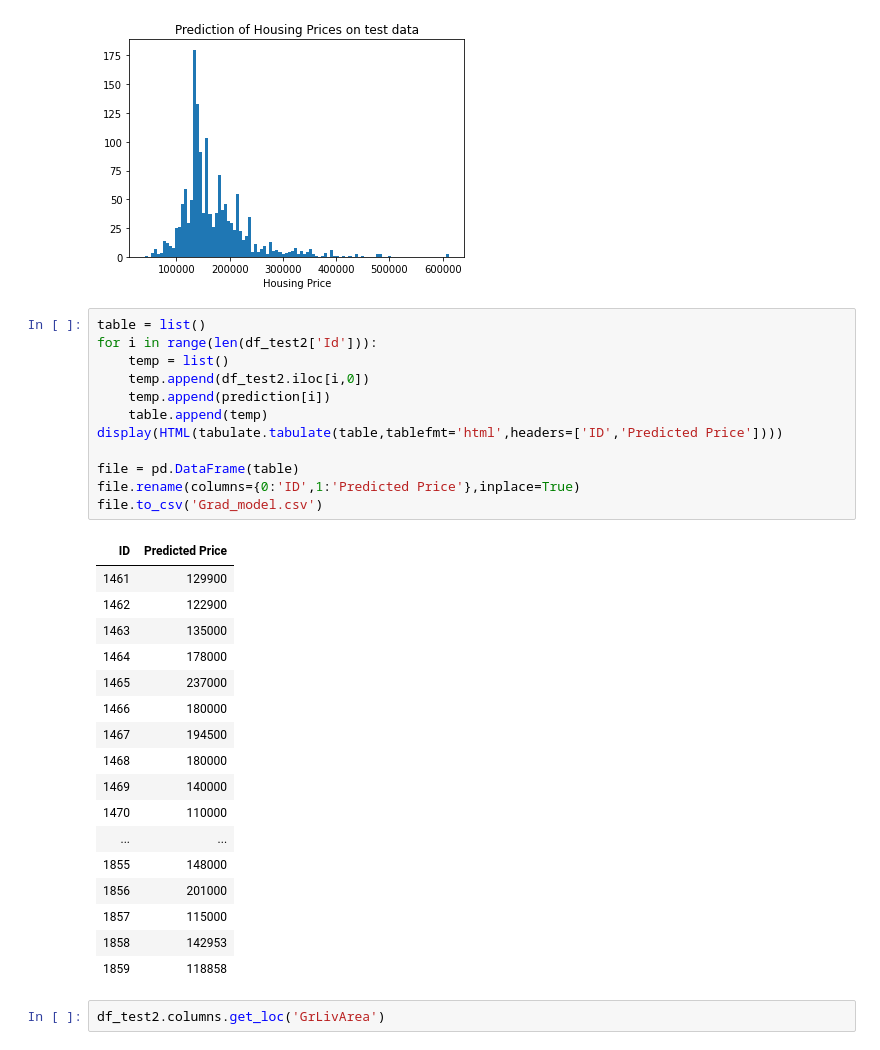
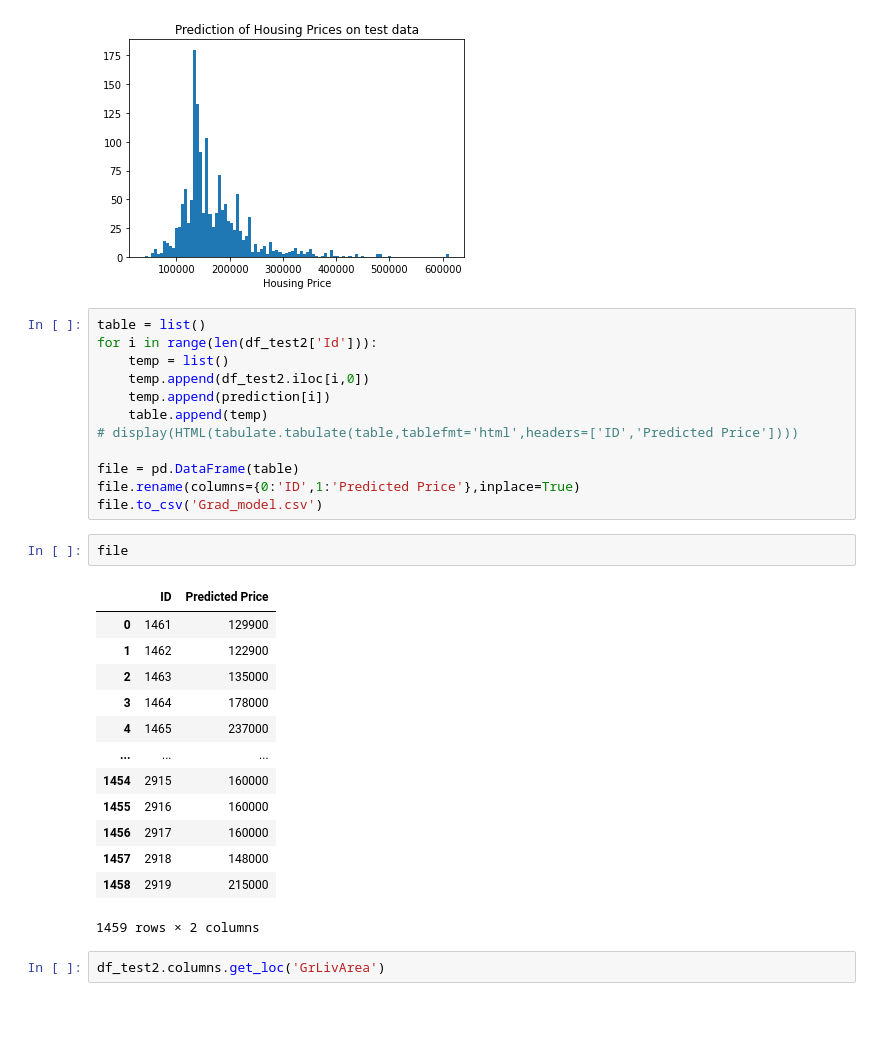
Before and after one commit to thomastran02/UTA-DataScience_Kaggle_Project, a Jupyter notebook: Code/House Prices - Advanced Regression Techniques.ipynb, the cells around one changed output. Cells and saved outputs as stored; diff of their text form; blank space fills up the shorter version.

Commit message:
Removed Large Tables

```diff
--- a/Code/House Prices - Advanced Regression Techniques.ipynb
+++ b/Code/House Prices - Advanced Regression Techniques.ipynb
@@ -572,29 +581,27 @@ for i in range(len(df_test2['Id'])):
     temp.append(df_test2.iloc[i,0])
     temp.append(prediction[i])
     table.append(temp)
-display(HTML(tabulate.tabulate(table,tablefmt='html',headers=['ID','Predicted Price'])))
+# display(HTML(tabulate.tabulate(table,tablefmt='html',headers=['ID','Predicted Price'])))
 
 file = pd.DataFrame(table)
 file.rename(columns={0:'ID',1:'Predicted Price'},inplace=True)
 file.to_csv('Grad_model.csv')
-# %% [output]
-| ID | Predicted Price |
-| 1461 | 129900 |
-| 1462 | 122900 |
-| 1463 | 135000 |
-| 1464 | 178000 |
-| 1465 | 237000 |
-| 1466 | 180000 |
-| 1467 | 194500 |
-| 1468 | 180000 |
-| 1469 | 140000 |
-| 1470 | 110000 |
-| ... | ... |
-| 1855 | 148000 |
-| 1856 | 201000 |
-| 1857 | 115000 |
-| 1858 | 142953 |
-| 1859 | 118858 |
+# %%
+file
+# %% [output]
+|  | ID | Predicted Price |
+| 0 | 1461 | 129900 |
+| 1 | 1462 | 122900 |
+| 2 | 1463 | 135000 |
+| 3 | 1464 | 178000 |
+| 4 | 1465 | 237000 |
+| ... | ... | ... |
+| 1454 | 2915 | 160000 |
+| 1455 | 2916 | 160000 |
+| 1456 | 2917 | 160000 |
+| 1457 | 2918 | 148000 |
+| 1458 | 2919 | 215000 |
+1459 rows × 2 columns
 # %%
 df_test2.columns.get_loc('GrLivArea')
 # %% [output]
```
Also changed, not shown: parts of 10 cells of this notebook.
